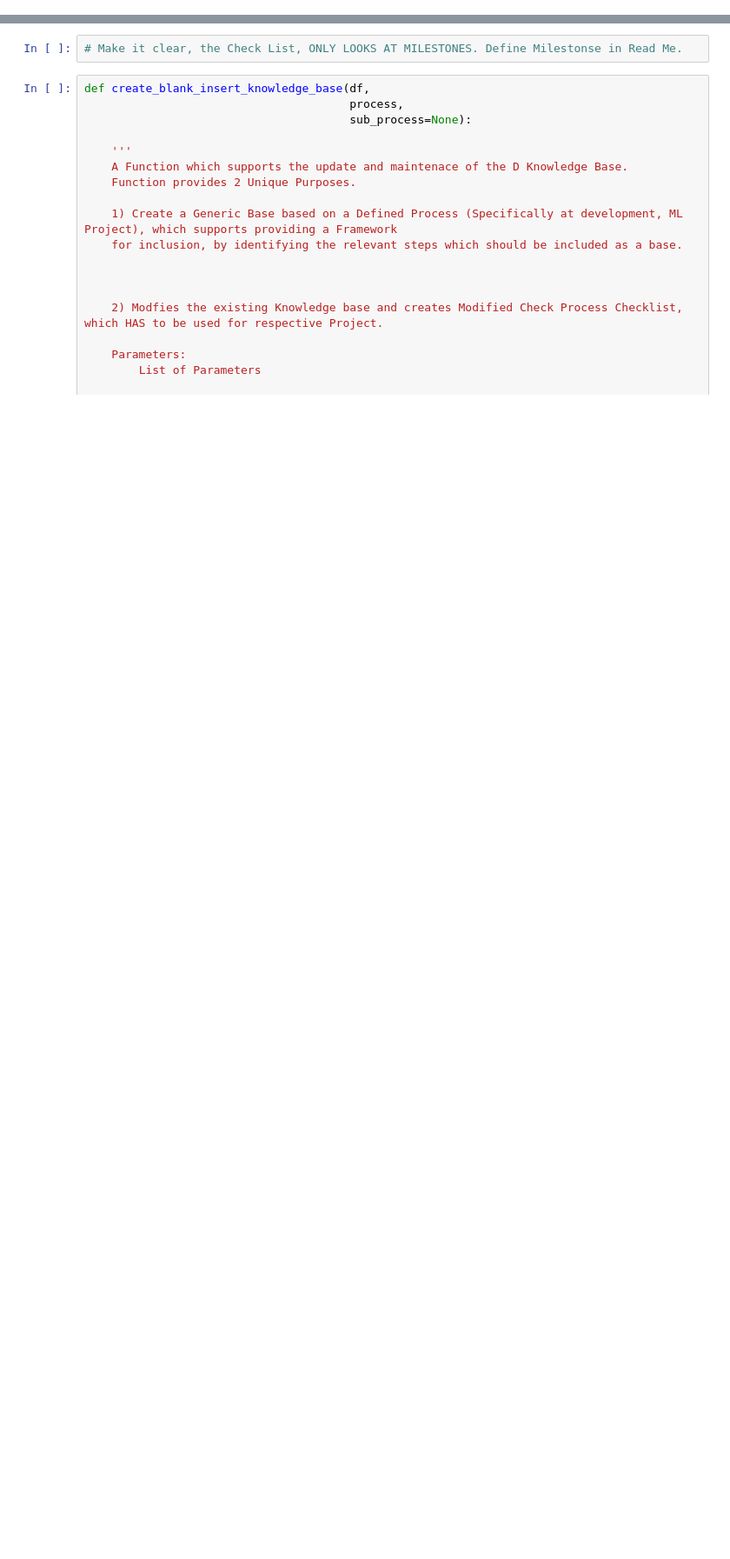
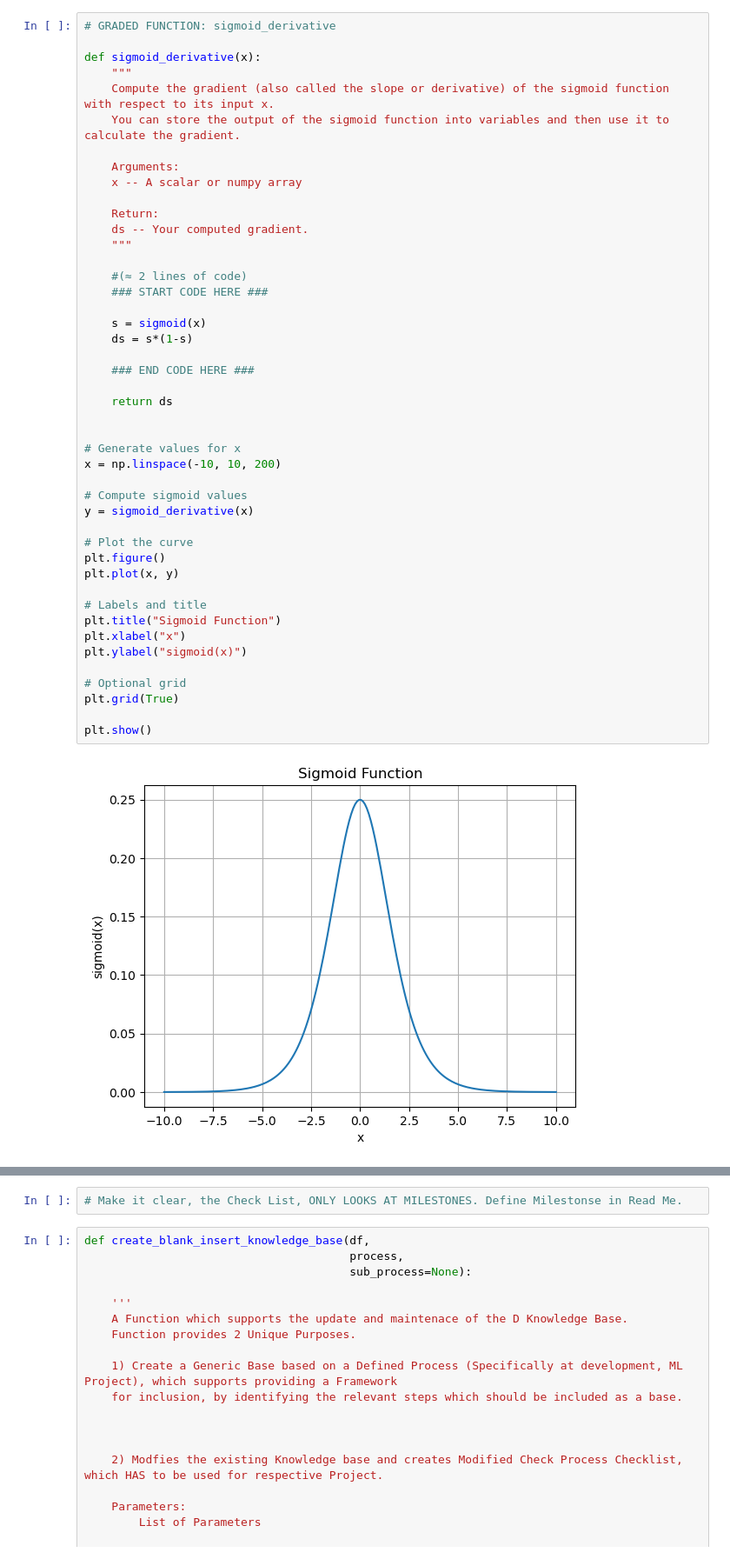
Before and after one commit to derek-dewald/Python_Tools, a Jupyter notebook: JupyterNotebooks/Daily Sheet.ipynb, the cells around one changed output, grey strips where cells are left out. Shown at 87% size. Drawn from its saved outputs; the diff is of its cells as text; blank space fills up the shorter version.

```diff
--- a/JupyterNotebooks/Daily Sheet.ipynb
+++ b/JupyterNotebooks/Daily Sheet.ipynb
@@ -0,0 +102,47 @@
+# %%
+# GRADED FUNCTION: sigmoid_derivative
+
+def sigmoid_derivative(x):
+    """
+    Compute the gradient (also called the slope or derivative) of the sigmoid function with respect to its input x.
+    You can store the output of the sigmoid function into variables and then use it to calculate the gradient.
+
+    Arguments:
+    x -- A scalar or numpy array
+
+    Return:
+    ds -- Your computed gradient.
+    """
+
+    #(≈ 2 lines of code)
+    ### START CODE HERE ###
+
+    s = sigmoid(x)
+    ds = s*(1-s)
+
+    ### END CODE HERE ###
+
+    return ds
+
+
+# Generate values for x
+x = np.linspace(-10, 10, 200)
+
+# Compute sigmoid values
+y = sigmoid_derivative(x)
+
+# Plot the curve
+plt.figure()
+plt.plot(x, y)
+
+# Labels and title
+plt.title("Sigmoid Function")
+plt.xlabel("x")
+plt.ylabel("sigmoid(x)")
+
+# Optional grid
+plt.grid(True)
+
+plt.show()
+# %% [output]
+[figure, added]
```
Also changed, not shown: parts of 28 cells of this notebook, 49 other files.
